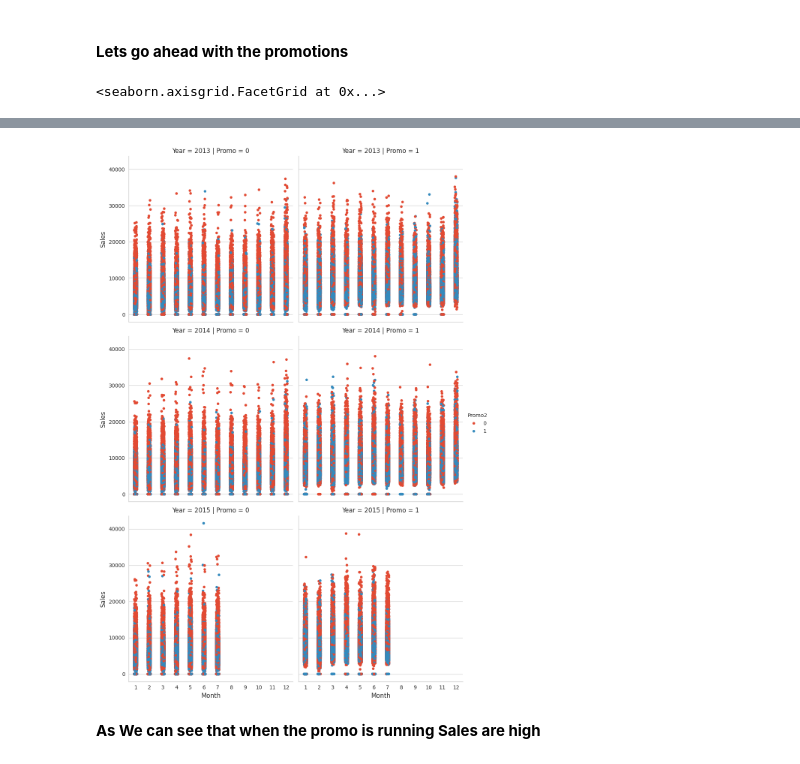
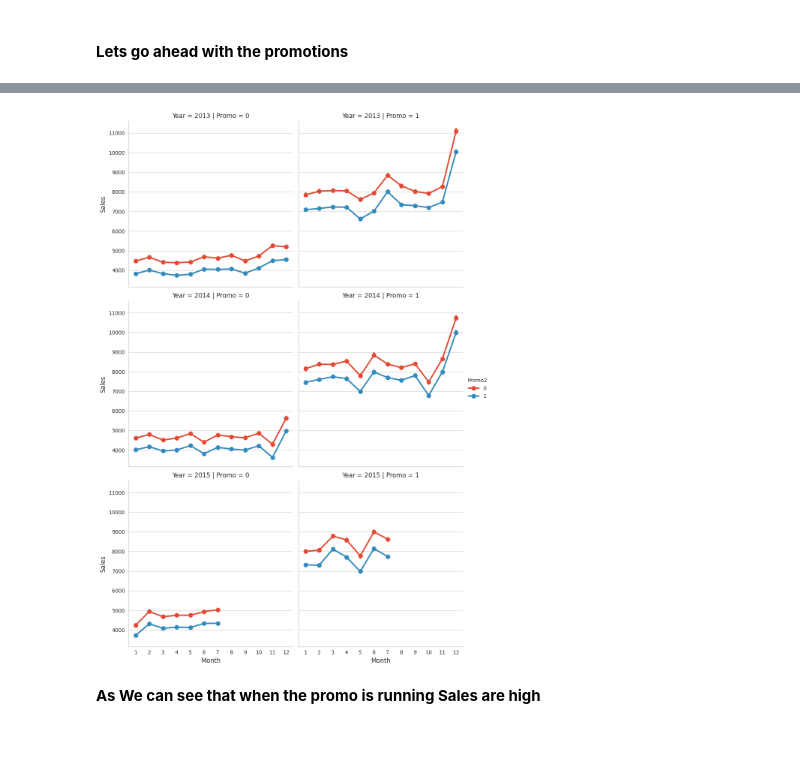
Before and after one commit to harendradadhich/notebooks, a Jupyter notebook: Retail_Sales_Prediction_Capstone_Project.ipynb, the cells around one changed output, grey strips where cells are left out. Saved outputs shown, nothing was run; the diff lists cells and outputs as text; code cells hidden in the pictures.

```diff
--- a/Retail_Sales_Prediction_Capstone_Project.ipynb
+++ b/Retail_Sales_Prediction_Capstone_Project.ipynb
@@ -580,7 +610,11 @@ sns.catplot(data = df, x ="Month", y = "Sales",
 
                col = 'Promo', # per store type in cols
                hue = 'Promo2',
-               row = "Year"
+               row = "Year",
+               kind='point'
              )
+plt.savefig("promotions.png")
+
+from google.colab import files
+files.download("promotions.png")
 # %% [output]
-<seaborn.axisgrid.FacetGrid at 0x...>
@@ -587,4 +623,4 @@ sns.catplot(data = df, x ="Month", y = "Sales",
-[figure, old version]
+[figure, new version]
 # %% [markdown]
 **As We can see that when the promo is running Sales are high**
 # %%
```
Also changed, not shown: parts of 45 cells of this notebook.
